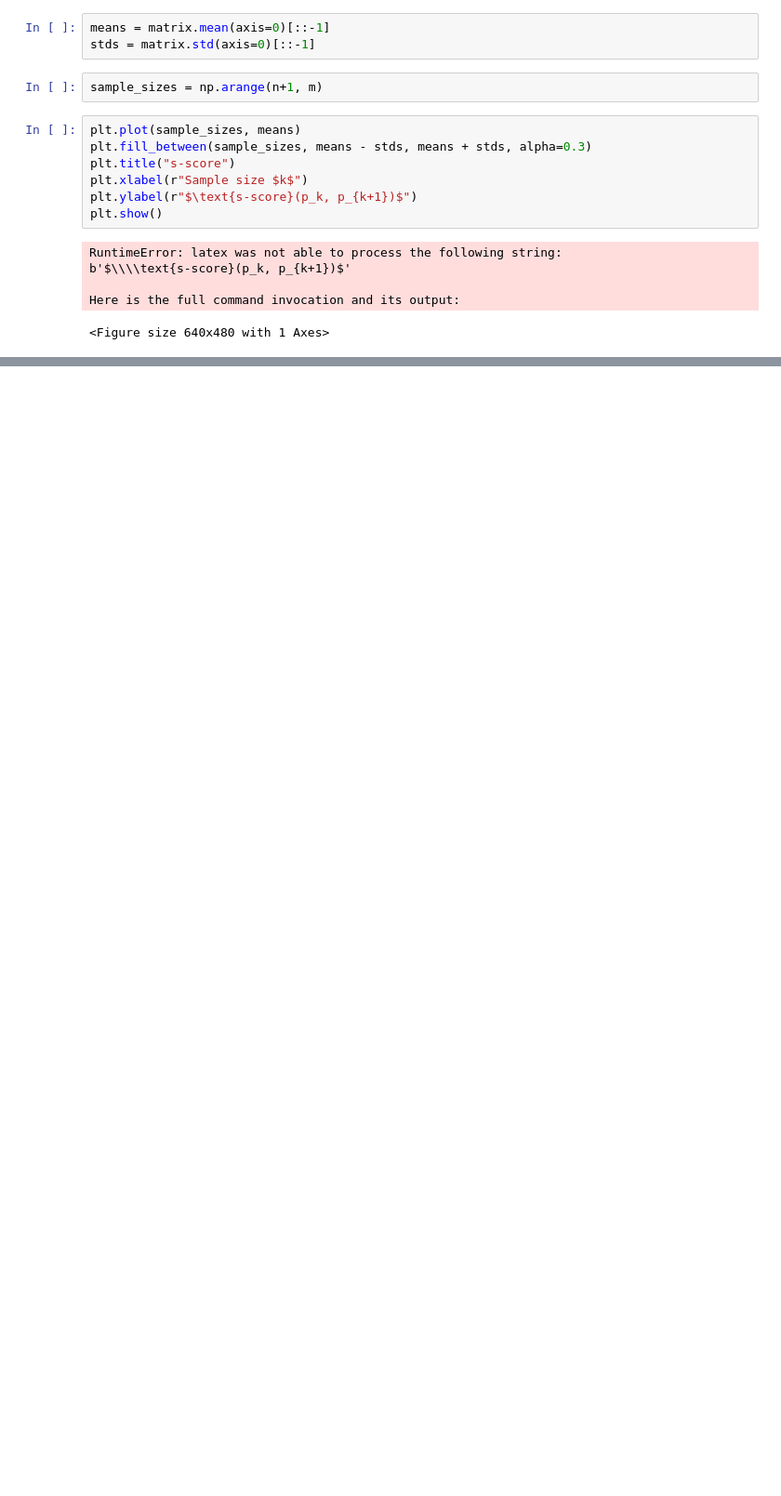
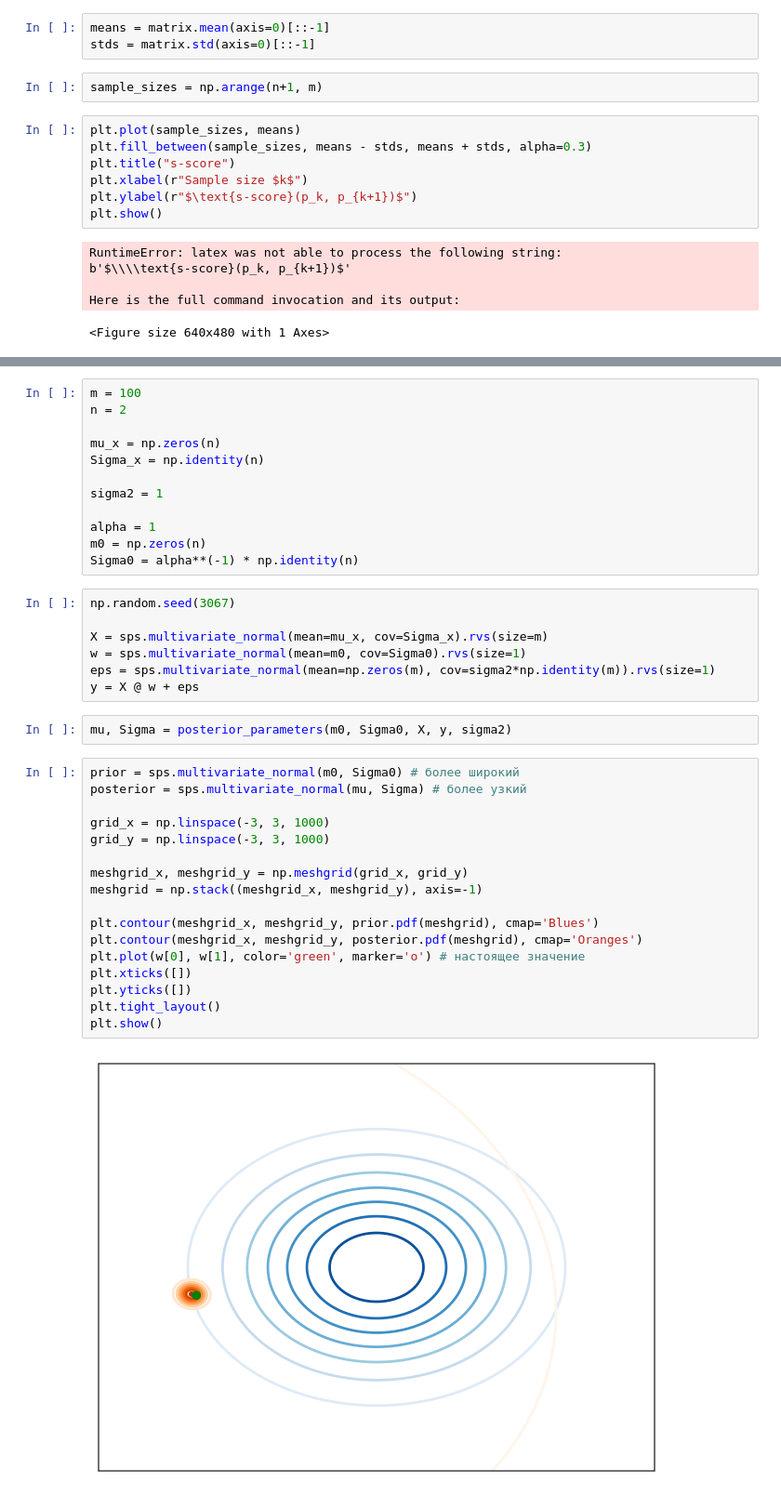
Before and after one commit to kisnikser/Bayesian-Sample-Size-Estimation, a Jupyter notebook: code/posterior.ipynb, the cells around one changed output, grey strips where cells are left out. Shown at 93% size. Saved outputs shown, nothing was run; the diff lists cells and outputs as text; blank space fills up the shorter version.

```diff
--- a/code/posterior.ipynb
+++ b/code/posterior.ipynb
@@ -180,0 +266,40 @@ Here is the full command invocation and its output:
+# %%
+m = 100
+n = 2
+
+mu_x = np.zeros(n)
+Sigma_x = np.identity(n)
+
+sigma2 = 1
+
+alpha = 1
+m0 = np.zeros(n)
+Sigma0 = alpha**(-1) * np.identity(n)
+# %%
+np.random.seed(3067)
+
+X = sps.multivariate_normal(mean=mu_x, cov=Sigma_x).rvs(size=m)
+w = sps.multivariate_normal(mean=m0, cov=Sigma0).rvs(size=1)
+eps = sps.multivariate_normal(mean=np.zeros(m), cov=sigma2*np.identity(m)).rvs(size=1)
+y = X @ w + eps
+# %%
+mu, Sigma = posterior_parameters(m0, Sigma0, X, y, sigma2)
+# %%
+prior = sps.multivariate_normal(m0, Sigma0) # более широкий
+posterior = sps.multivariate_normal(mu, Sigma) # более узкий
+
+grid_x = np.linspace(-3, 3, 1000)
+grid_y = np.linspace(-3, 3, 1000)
+
+meshgrid_x, meshgrid_y = np.meshgrid(grid_x, grid_y)
+meshgrid = np.stack((meshgrid_x, meshgrid_y), axis=-1)
+
+plt.contour(meshgrid_x, meshgrid_y, prior.pdf(meshgrid), cmap='Blues')
+plt.contour(meshgrid_x, meshgrid_y, posterior.pdf(meshgrid), cmap='Oranges')
+plt.plot(w[0], w[1], color='green', marker='o') # настоящее значение
+plt.xticks([])
+plt.yticks([])
+plt.tight_layout()
+plt.show()
+# %% [output]
+[figure, added]
```
Also changed, not shown: parts of 14 cells of this notebook, 2 other files.
